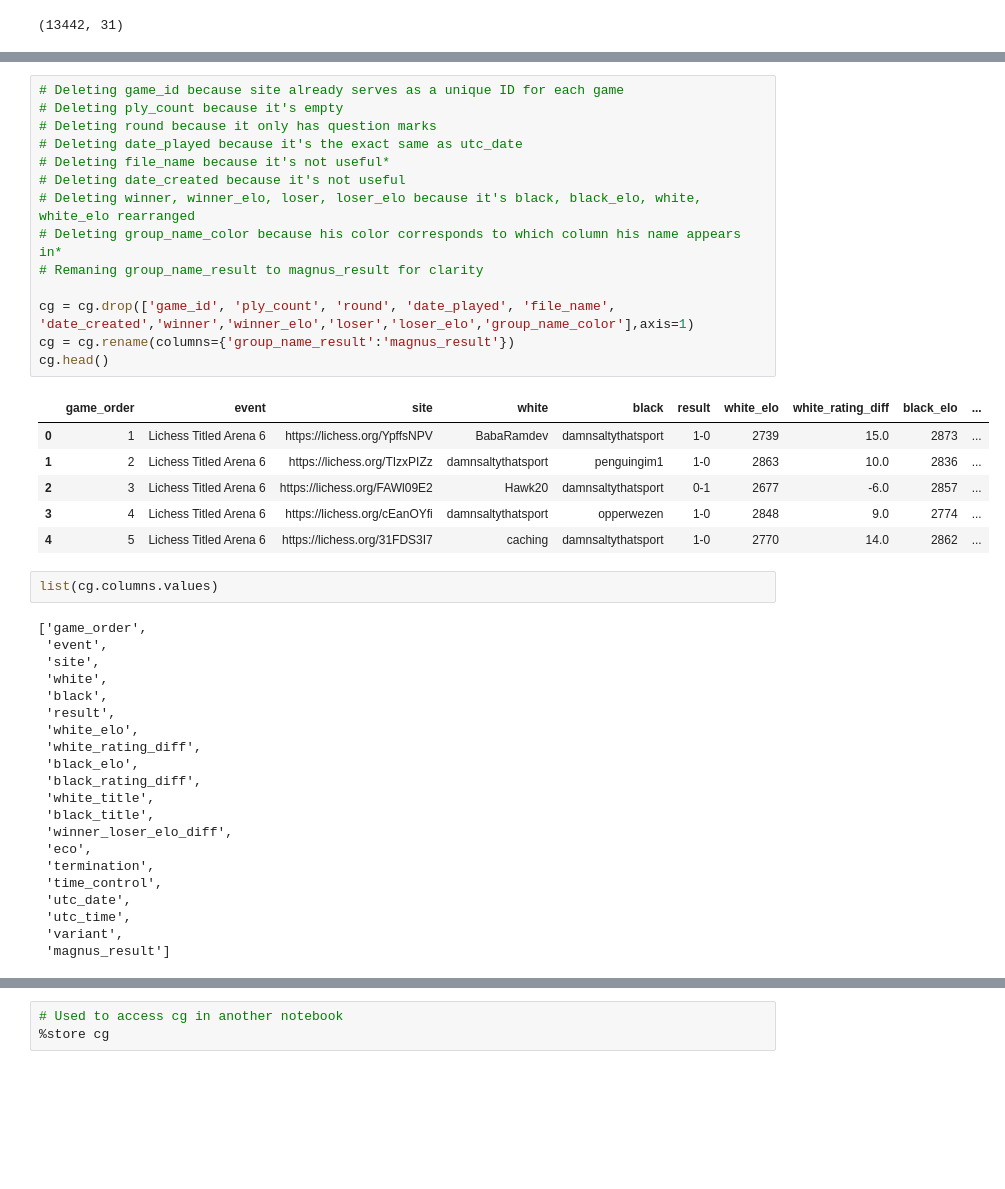
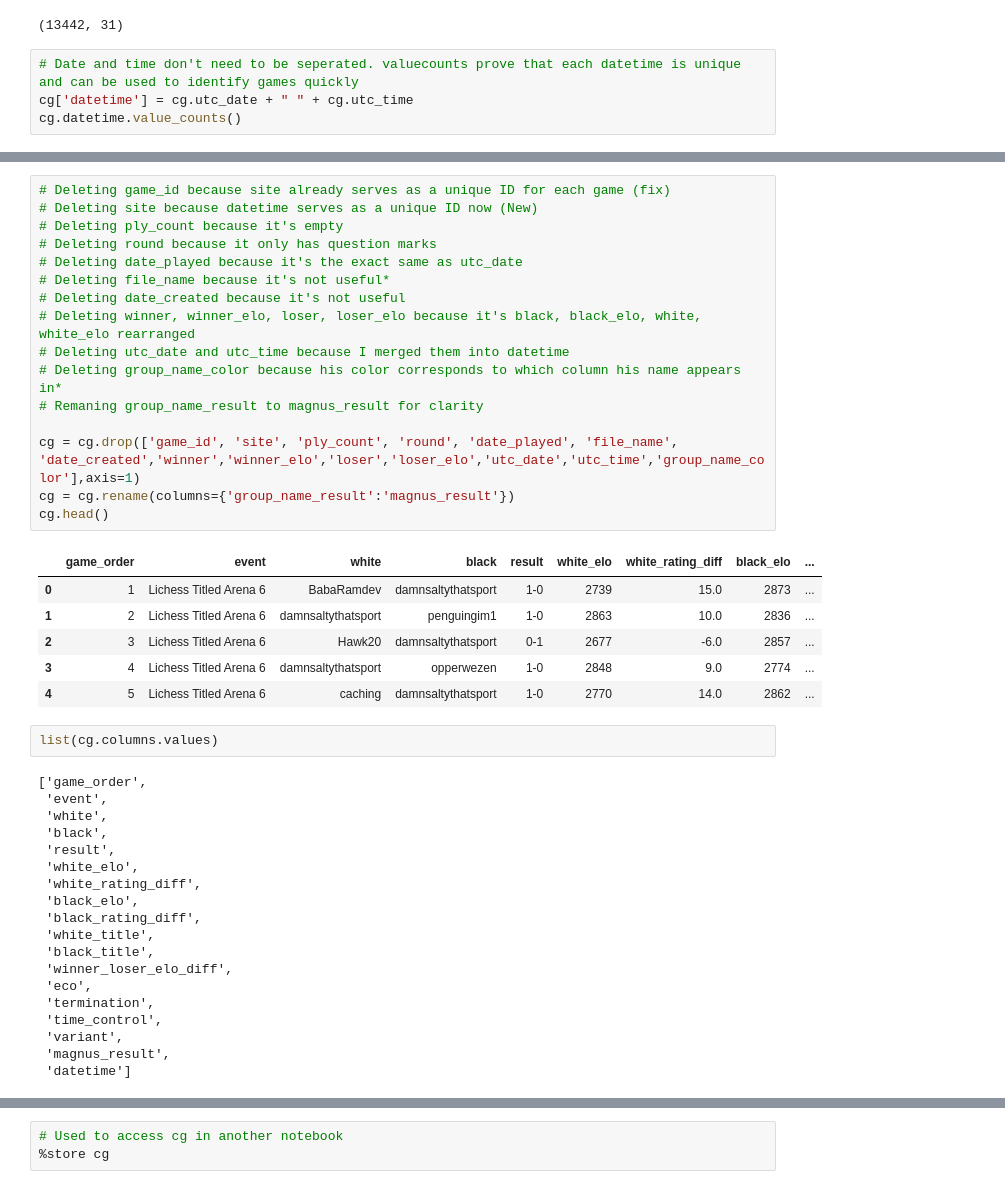
Before and after one commit to dealom/Magnus-Carlsen-Lichess-Games-Dataset-Analysis, a Jupyter notebook: Cleaning.ipynb, the cells around one changed output, grey strips where cells are left out. Saved outputs shown, nothing was run; the diff lists cells and outputs as text; blank space fills up the shorter version.

Commit message:
merge date and time into datetime

```diff
--- a/Cleaning.ipynb
+++ b/Cleaning.ipynb
@@ -17,3 +17,7 @@ cg.head()
 cg.shape
 # %% [output]
 (13442, 31)
+# %%
+# Date and time don't need to be seperated. valuecounts prove that each datetime is unique and can be used to identify games quickly
+cg['datetime'] = cg.utc_date + " " + cg.utc_time
+cg.datetime.value_counts()
@@ -20,30 +37,31 @@ cg.shape
 # %%
-# Deleting game_id because site already serves as a unique ID for each game
+# Deleting game_id because site already serves as a unique ID for each game (fix)
+# Deleting site because datetime serves as a unique ID now (New)
 # Deleting ply_count because it's empty
 # Deleting round because it only has question marks
 # Deleting date_played because it's the exact same as utc_date
 # Deleting file_name because it's not useful*
 # Deleting date_created because it's not useful
 # Deleting winner, winner_elo, loser, loser_elo because it's black, black_elo, white, white_elo rearranged
+# Deleting utc_date and utc_time because I merged them into datetime
 # Deleting group_name_color because his color corresponds to which column his name appears in*
 # Remaning group_name_result to magnus_result for clarity
 
-cg = cg.drop(['game_id', 'ply_count', 'round', 'date_played', 'file_name', 'date_created','winner','winner_elo','loser','loser_elo','group_name_color'],axis=1)
+cg = cg.drop(['game_id', 'site', 'ply_count', 'round', 'date_played', 'file_name', 'date_created','winner','winner_elo','loser','loser_elo','utc_date','utc_time','group_name_color'],axis=1)
 cg = cg.rename(columns={'group_name_result':'magnus_result'})
 cg.head()
 # %% [output]
-|  | game_order | event | site | white | black | result | white_elo | white_rating_diff | black_elo | ... |
-| 0 | 1 | Lichess Titled Arena 6 | https://lichess.org/YpffsNPV | BabaRamdev | damnsaltythatsport | 1-0 | 2739 | 15.0 | 2873 | ... |
-| 1 | 2 | Lichess Titled Arena 6 | https://lichess.org/TIzxPIZz | damnsaltythatsport | penguingim1 | 1-0 | 2863 | 10.0 | 2836 | ... |
-| 2 | 3 | Lichess Titled Arena 6 | https://lichess.org/FAWl09E2 | Hawk20 | damnsaltythatsport | 0-1 | 2677 | -6.0 | 2857 | ... |
-| 3 | 4 | Lichess Titled Arena 6 | https://lichess.org/cEanOYfi | damnsaltythatsport | opperwezen | 1-0 | 2848 | 9.0 | 2774 | ... |
-| 4 | 5 | Lichess Titled Arena 6 | https://lichess.org/31FDS3I7 | caching | damnsaltythatsport | 1-0 | 2770 | 14.0 | 2862 | ... |
+|  | game_order | event | white | black | result | white_elo | white_rating_diff | black_elo | ... |
+| 0 | 1 | Lichess Titled Arena 6 | BabaRamdev | damnsaltythatsport | 1-0 | 2739 | 15.0 | 2873 | ... |
+| 1 | 2 | Lichess Titled Arena 6 | damnsaltythatsport | penguingim1 | 1-0 | 2863 | 10.0 | 2836 | ... |
+| 2 | 3 | Lichess Titled Arena 6 | Hawk20 | damnsaltythatsport | 0-1 | 2677 | -6.0 | 2857 | ... |
+| 3 | 4 | Lichess Titled Arena 6 | damnsaltythatsport | opperwezen | 1-0 | 2848 | 9.0 | 2774 | ... |
+| 4 | 5 | Lichess Titled Arena 6 | caching | damnsaltythatsport | 1-0 | 2770 | 14.0 | 2862 | ... |
 # %%
 list(cg.columns.values)
 # %% [output]
 ['game_order',
  'event',
- 'site',
  'white',
  'black',
  'result',
@@ -57,9 +75,8 @@ list(cg.columns.values)
  'eco',
  'termination',
  'time_control',
- 'utc_date',
- 'utc_time',
  'variant',
- 'magnus_result']
+ 'magnus_result',
+ 'datetime']
 # %%
 # Rearranging column so white info is together and black info is together
```
Also changed, not shown: parts of 5 cells of this notebook, 4 other files.
